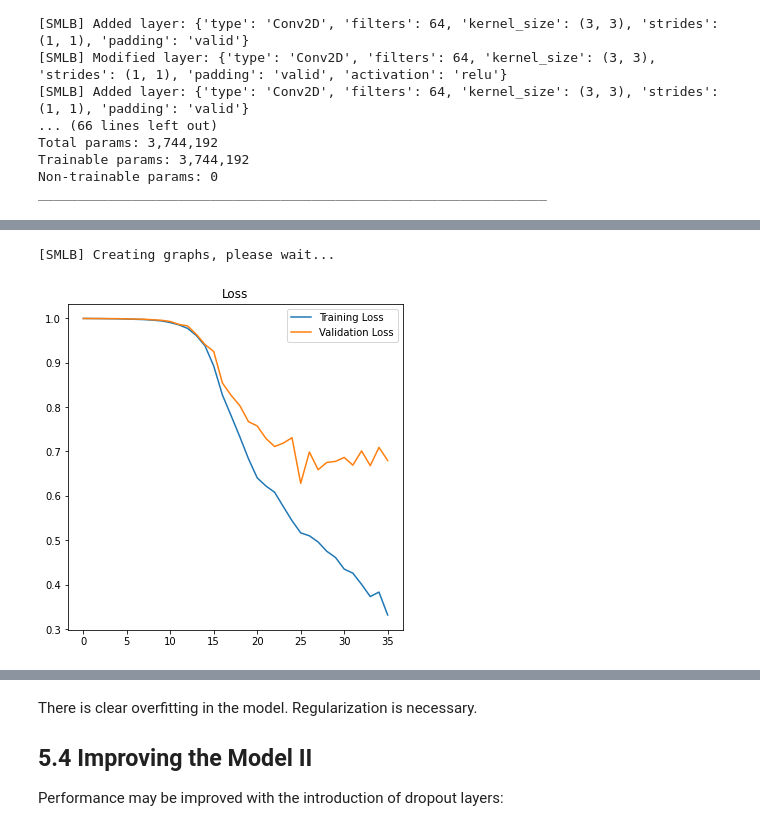
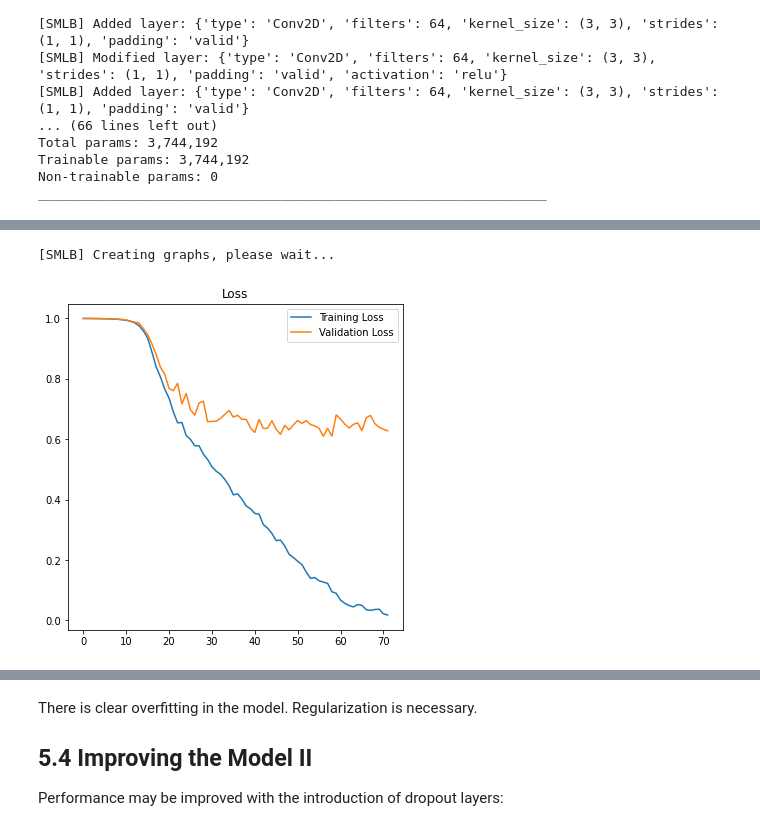
Before and after one commit to Laikokwui/G6-face-recognition-attendance-system, a Jupyter notebook: Code/assignment2.ipynb, the cells around one changed output, grey strips where cells are left out. Saved outputs shown, nothing was run; the diff lists cells and outputs as text; code cells hidden in the pictures.

```diff
--- a/Code/assignment2.ipynb
+++ b/Code/assignment2.ipynb
@@ -1129,5 +1141,5 @@ Trainable params: 3,744,192
 Non-trainable params: 0
 _________________________________________________________________
 # %%
-smlb.run(100, earlyStop=True)
+smlb.run(200, earlyStop=True)
 # %% [output]
@@ -1150,9 +1162,9 @@ Epoch 36/100
 [SMLB] ======== TRAINING DONE ========
 # %%
-smlb.plot(36)
+smlb.plot(72)
 # %% [output]
 [SMLB] Creating graphs, please wait...
-[figure, old version]
+[figure, new version]
 # %%
 test_model(smlb)
 # %% [output]
```
Also changed, not shown: parts of 13 cells of this notebook, 1 other file.
